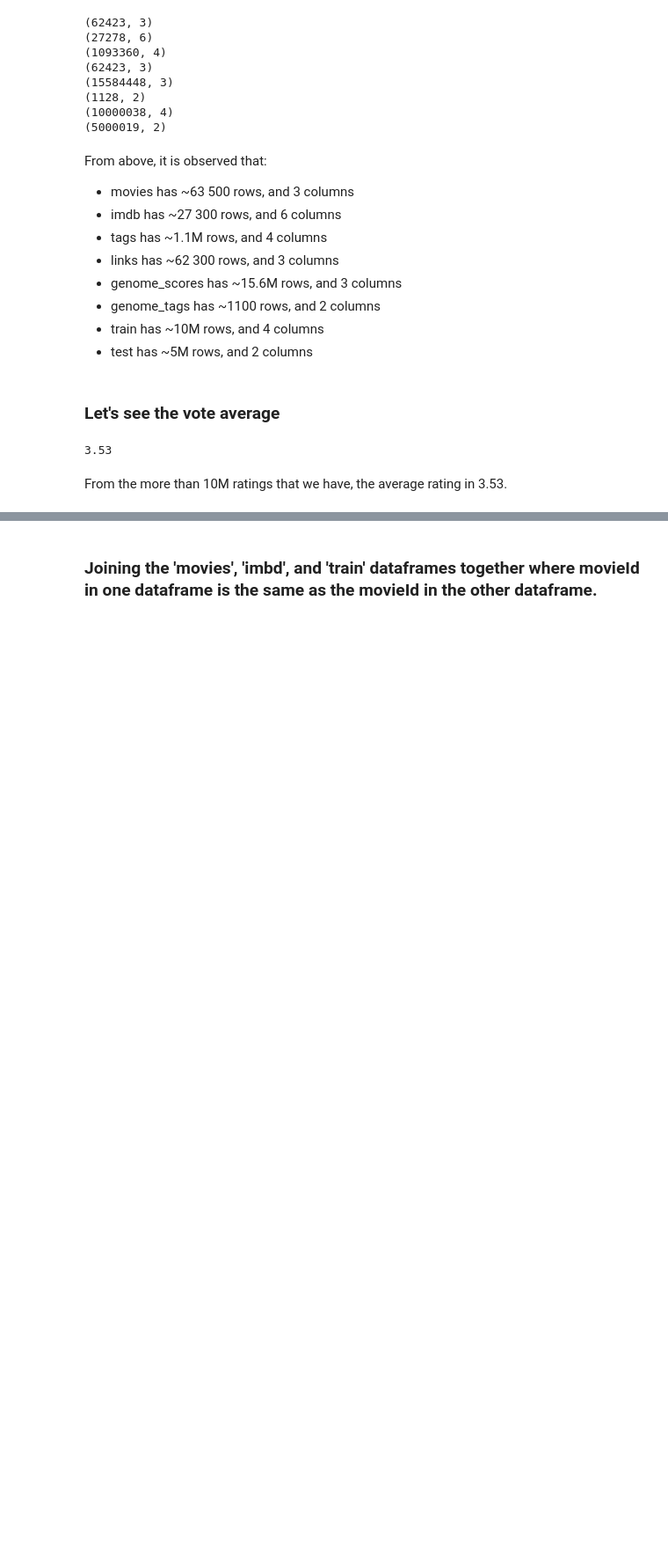
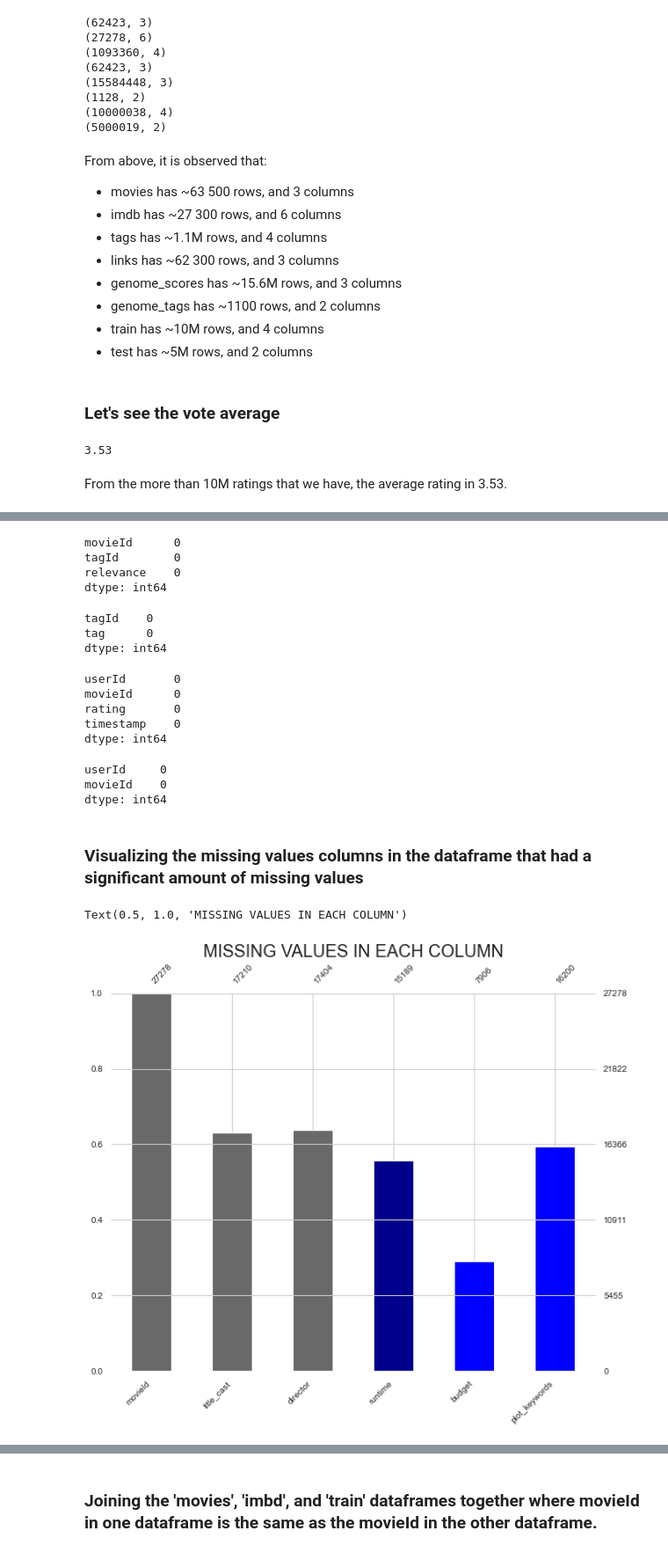
Before and after one commit to MrSathekge/Unsupervised-Learning-Sprint-2207FTDS-Team-JM5, a Jupyter notebook: Starter_Notebook.ipynb, the cells around one changed output, grey strips where cells are left out. Shown at 88% size. Saved outputs shown, nothing was run; the diff lists cells and outputs as text; code cells hidden in the pictures; blank space fills up the shorter version.

```diff
--- a/Starter_Notebook.ipynb
+++ b/Starter_Notebook.ipynb
@@ -328,0 +355,37 @@ From the more than 10M ratings that we have, the average rating in 3.53.
+# %%
+genome_scores.isnull().sum()
+# %% [output]
+movieId      0
+tagId        0
+relevance    0
+dtype: int64
+# %%
+genome_tags.isnull().sum()
+# %% [output]
+tagId    0
+tag      0
+dtype: int64
+# %%
+train.isnull().sum()
+# %% [output]
+userId       0
+movieId      0
+rating       0
+timestamp    0
+dtype: int64
+# %%
+test.isnull().sum()
+# %% [output]
+userId     0
+movieId    0
+dtype: int64
+# %% [markdown]
+### Visualizing the missing values columns in the dataframe that had a significant amount of missing values
+# %%
+import missingno #Python library for the exploratory visualization of missing data #install using !pip install missingno
+color= ['dimgrey','dimgrey','dimgrey','darkblue','blue','blue','lightblue','dimgrey','dimgrey','dimgrey','dimgrey','dimgrey']
+missingno.bar(imdb,fontsize=10,color=color,figsize=(10,8))
+plt.title('MISSING VALUES IN EACH COLUMN',fontsize=20)
+# %% [output]
+Text(0.5, 1.0, 'MISSING VALUES IN EACH COLUMN')
+[figure, added]
```
Also changed, not shown: parts of 28 cells of this notebook.
